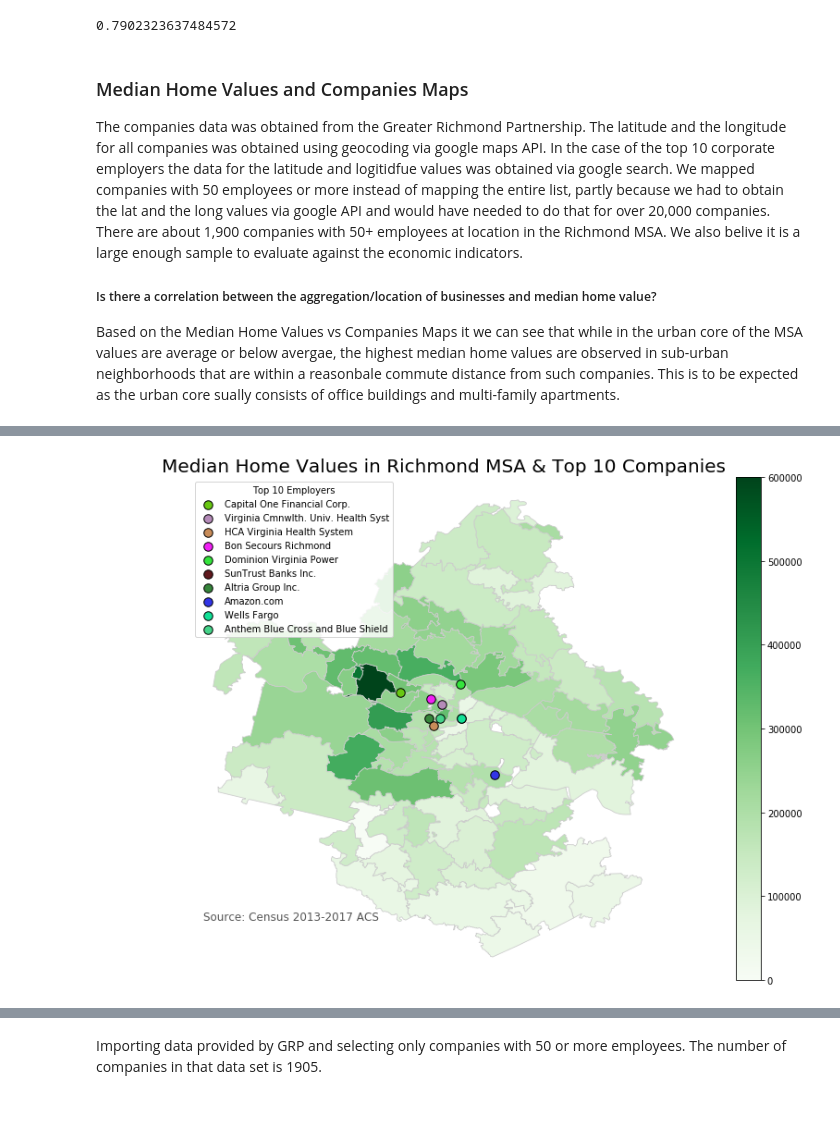
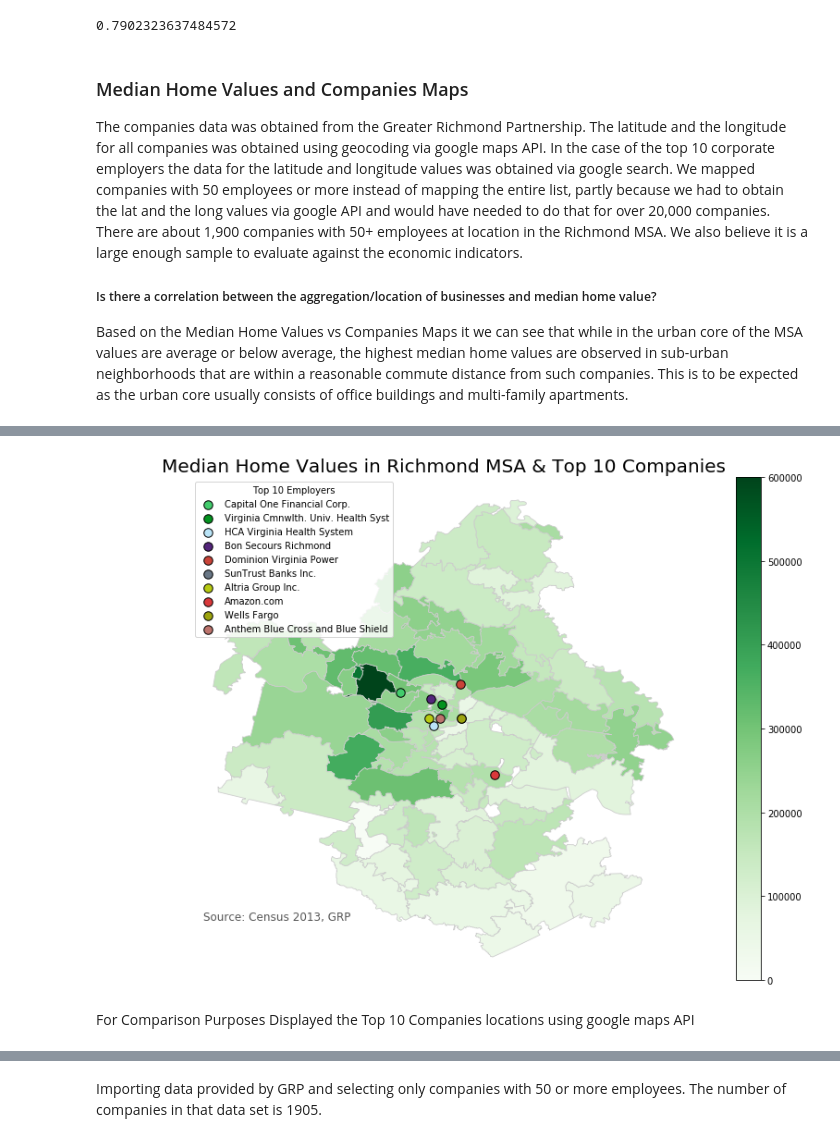
Before and after one commit to dalderbashi/imd_project1, a Jupyter notebook: Maps.ipynb, the cells around one changed output, grey strips where cells are left out. Cells and saved outputs as stored; diff of their text form; code cells hidden in the pictures; blank space fills up the shorter version.

```diff
--- a/master_project_doc.ipynb
+++ b/Maps.ipynb
@@ -616,11 +614,11 @@ correlation_x_y
 # %% [markdown]
 ### Median Home Values and Companies Maps
 
-The companies data was obtained from the Greater Richmond Partnership. The latitude and the longitude for all companies was obtained using geocoding via google maps API. In the case of the top 10 corporate employers the data for the latitude and logitidfue values was obtained via google search. We mapped companies with 50 employees or more instead of mapping the entire list, partly because we had to obtain the lat and the long values via google API and would have needed to do that for over 20,000 companies. There are about 1,900 companies with 50+ employees at location in the Richmond MSA. We also belive it is a large enough sample to evaluate against the economic indicators.
+The companies data was obtained from the Greater Richmond Partnership. The latitude and the longitude for all companies was obtained using geocoding via google maps API. In the case of the top 10 corporate employers the data for the latitude and longitude values was obtained via google search. We mapped companies with 50 employees or more instead of mapping the entire list, partly because we had to obtain the lat and the long values via google API and would have needed to do that for over 20,000 companies. There are about 1,900 companies with 50+ employees at location in the Richmond MSA. We also believe it is a large enough sample to evaluate against the economic indicators.
 
 ##### Is there a correlation between the aggregation/location of businesses and median home value?
 
-Based on the Median Home Values vs Companies  Maps it we can see that while in the urban core of the MSA values are average or below avergae, the highest median home values are observed in sub-urban neighborhoods that are within a reasonbale commute distance from such companies. This is to be expected as the urban core sually consists of office buildings and multi-family apartments.
+Based on the Median Home Values vs Companies Maps it we can see that while in the urban core of the MSA values are average or below average, the highest median home values are observed in sub-urban neighborhoods that are within a reasonable commute distance from such companies. This is to be expected as the urban core usually consists of office buildings and multi-family apartments.
 # %%
 #Importing data for the top 10 companies including lat and long values
 
@@ -663,32 +661,34 @@ merged_map_df.plot(column=variable, cmap="Greens", linewidth=0.8, ax=ax, edgecol
 geometry= [Point (xy)for xy in zip (clean_employers["Long"],clean_employers["Lat"])]
 
 geo_df=gpd.GeoDataFrame(clean_employers, geometry=geometry)
 
 for i, txt in enumerate(clean_employers["Company Name"]):
     geo_df[geo_df["Company Name"]==txt].plot(markersize=90, color=np.random.rand(3,),
                                              marker="o", ax=ax,edgecolor="black", label=txt)
 
 plt.legend(prop={"size":10}, loc="upper left",title="Top 10 Employers")
 
 ax.axis("off")
 
 # add a title
 ax.set_title("Median Home Values in Richmond MSA & Top 10 Companies", fontdict={"fontsize": "20", "fontweight" : "3"})
 # create an annotation for the data source
-ax.annotate("c", xy=(0.15, .15),
+ax.annotate("Source: Census 2013, GRP", xy=(0.15, .15),
             xycoords="figure fraction",
             horizontalalignment="left",
             verticalalignment="top",
             fontsize=12, color="#555555")
 
 # Create colorbar as a legend
 sm = plt.cm.ScalarMappable(cmap="Greens", norm=plt.Normalize(vmin=vmin, vmax=vmax))
 # empty array for the data range
 sm._A = []
 # add the colorbar to the figure
 cbar = fig.colorbar(sm)
 
 
 plt.savefig("./maps/Median Home Values and Top 10 Companies",dpi = 300)
 # %% [output]
-[figure, old version]
+[figure, new version]
+# %% [markdown]
+For Comparison Purposes Displayed the Top 10 Companies locations using google maps API
```
Also changed, not shown: parts of 31 cells of this notebook, 1 other file.
